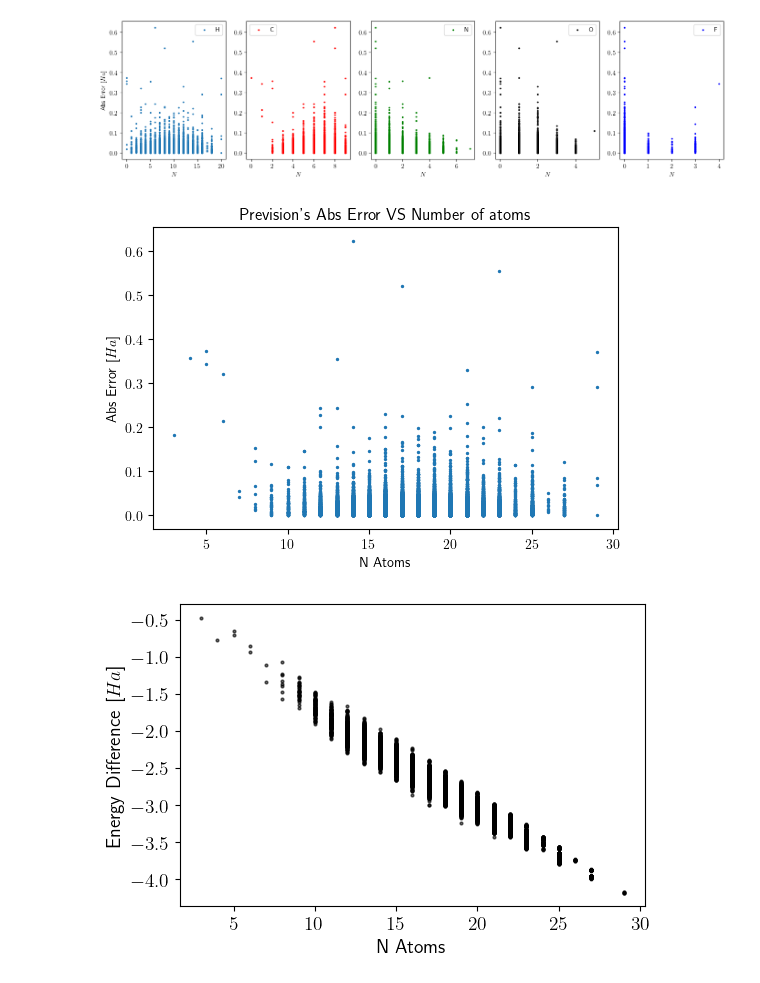
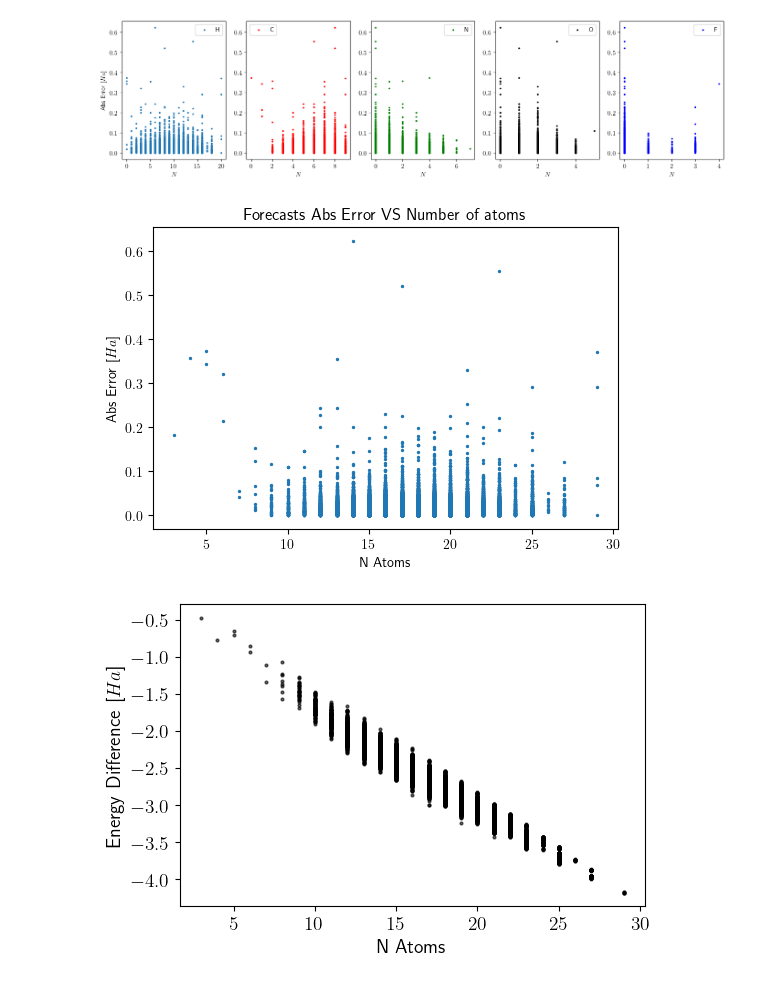
Before and after one commit to lbrodolo/deep_molecules, a Jupyter notebook: dataset_results_analysis.ipynb, the cells around one changed output. Saved outputs shown, nothing was run; the diff lists cells and outputs as text; code cells hidden in the pictures.

```diff
--- a/dataset_results_analysis.ipynb
+++ b/dataset_results_analysis.ipynb
@@ -341,11 +341,11 @@ for i in range(len(ax)):
 # %%
 plt.scatter(n_atoms, abs_errors, s=2)
 plt.xlabel("N Atoms")
 plt.ylabel("Abs Error [$Ha$]")
-plt.title("Prevision's Abs Error VS Number of atoms ")
+plt.title("Forecasts Abs Error VS Number of atoms ")
 plt.show()
 # %% [output]
-[figure, old version]
+[figure, new version]
 # %%
 plt.scatter(n_atoms, true_targets_test, s=4, alpha=.6, c='k')
 plt.xlabel("N Atoms", size=14)
```
